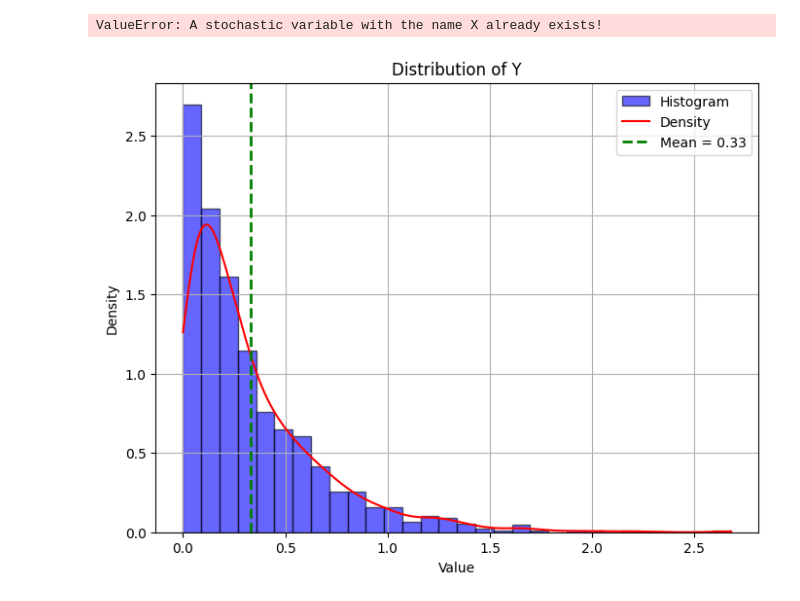
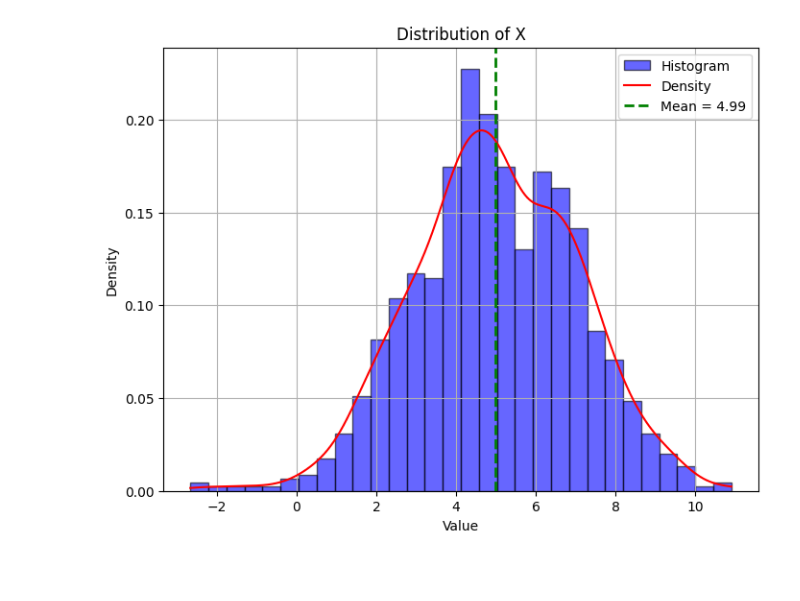
Before and after one commit to FrederikDanielsen/probpy, a Jupyter notebook: examples/demo.ipynb, the cells around one changed output. Cells and saved outputs as stored; diff of their text form; code cells hidden in the pictures; blank space fills up the shorter version.

```diff
--- a/examples/demo.ipynb
+++ b/examples/demo.ipynb
@@ -15,13 +10,12 @@ plot_distribution(X)
-# %%
-C = StochasticVariable(NormalDistribution(0,1), name="X")
-# %% [output]
-ValueError: A stochastic variable with the name X already exists!
-# %%
-Y = StochasticVariable(ExponentialDistribution(3), name="Y")
-
-plot_distribution(Y)
-# %% [output]
-[figure, removed]
+# %%
+
+
+X = StochasticVariable(NormalDistribution(5, 2), name="X")
+Y = StochasticVariable(ExponentialDistribution(2), name="Y")
+
+plot_distribution(X)
+# %% [output]
+[figure, added]
 # %%
 
 Z = X + Y
```
Also changed, not shown: parts of 6 cells of this notebook, 1 other file.
